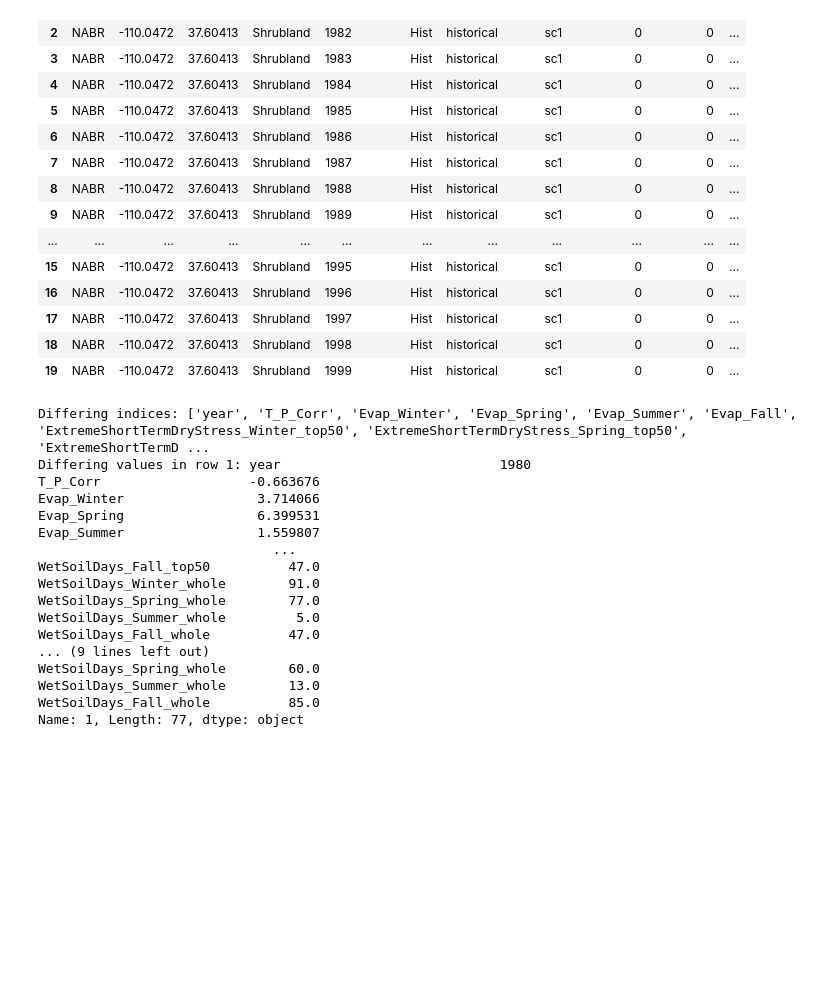
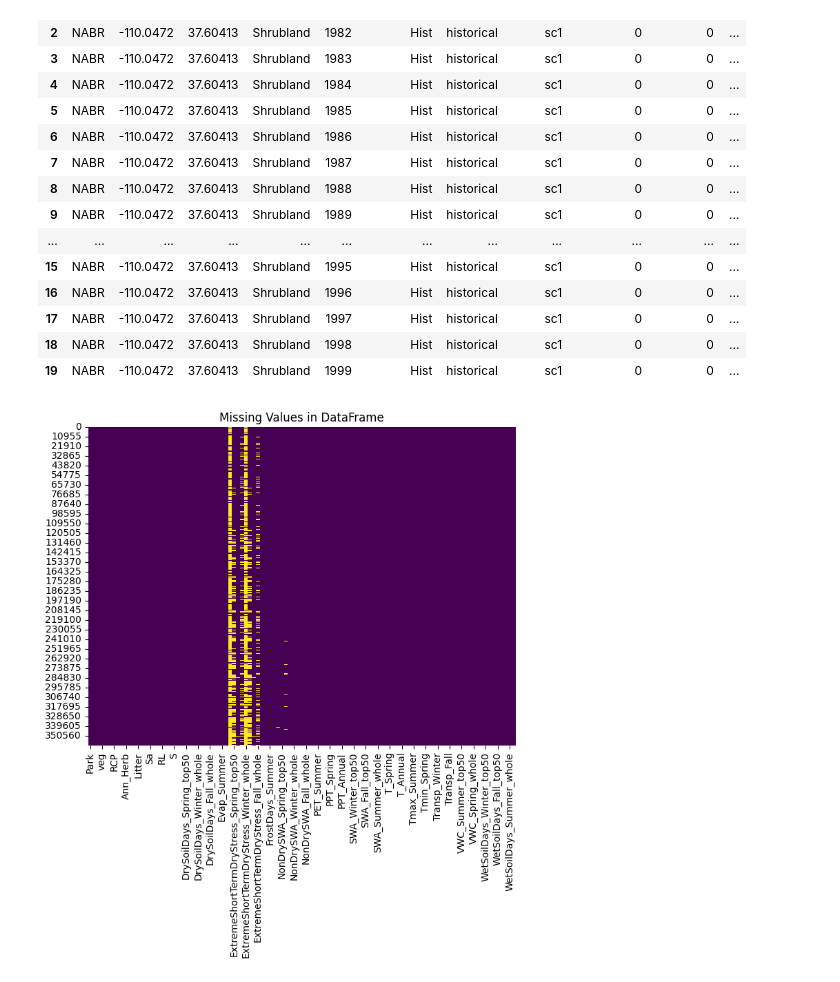
Before and after one commit to emdapkus/scholarship, a Jupyter notebook: code/clean_and_eda.ipynb, the cells around one changed output. Saved outputs shown, nothing was run; the diff lists cells and outputs as text; code cells hidden in the pictures; blank space fills up the shorter version.

```diff
--- a/code/clean_and_eda.ipynb
+++ b/code/clean_and_eda.ipynb
@@ -180,40 +163,11 @@ df.head(20)
 | 17 | NABR | -110.0472 | 37.60413 | Shrubland | 1997 | Hist | historical | sc1 | 0 | 0 | ... |
 | 18 | NABR | -110.0472 | 37.60413 | Shrubland | 1998 | Hist | historical | sc1 | 0 | 0 | ... |
 | 19 | NABR | -110.0472 | 37.60413 | Shrubland | 1999 | Hist | historical | sc1 | 0 | 0 | ... |
-# %%
-# Select the two rows you want to compare
-row1 = df.iloc[0]
-row2 = df.iloc[1]
-
-# Find differing values between row1 and row2
-differences = row1 != row2
-
-# Get the indices of differing values
-differing_indices = differences[differences].index.tolist()
-
-# Get the differing values
-differing_values_row1 = row1[differing_indices]
-differing_values_row2 = row2[differing_indices]
-
-# Print differing indices and values
-print("Differing indices:", differing_indices)
-print("Differing values in row 1:", differing_values_row1)
-print("Differing values in row 2:", differing_values_row2)
-# %% [output]
-Differing indices: ['year', 'T_P_Corr', 'Evap_Winter', 'Evap_Spring', 'Evap_Summer', 'Evap_Fall', 'ExtremeShortTermDryStress_Winter_top50', 'ExtremeShortTermDryStress_Spring_top50', 'ExtremeShortTermD ...
-Differing values in row 1: year                            1980
-T_P_Corr                   -0.663676
-Evap_Winter                 3.714066
-Evap_Spring                 6.399531
-Evap_Summer                 1.559807
-                              ...
-WetSoilDays_Fall_top50          47.0
-WetSoilDays_Winter_whole        91.0
-WetSoilDays_Spring_whole        77.0
-WetSoilDays_Summer_whole         5.0
-WetSoilDays_Fall_whole          47.0
-... (9 lines left out)
-WetSoilDays_Spring_whole        60.0
-WetSoilDays_Summer_whole        13.0
-WetSoilDays_Fall_whole          85.0
-Name: 1, Length: 77, dtype: object
+# %%
+import matplotlib.pyplot as plt
+plt.figure(figsize=(12, 6))
+sns.heatmap(df.isnull(), cmap='viridis', cbar=False)
+plt.title('Missing Values in DataFrame')
+plt.show()
+# %% [output]
+[figure, added]
```
Also changed, not shown: parts of 4 cells of this notebook.
